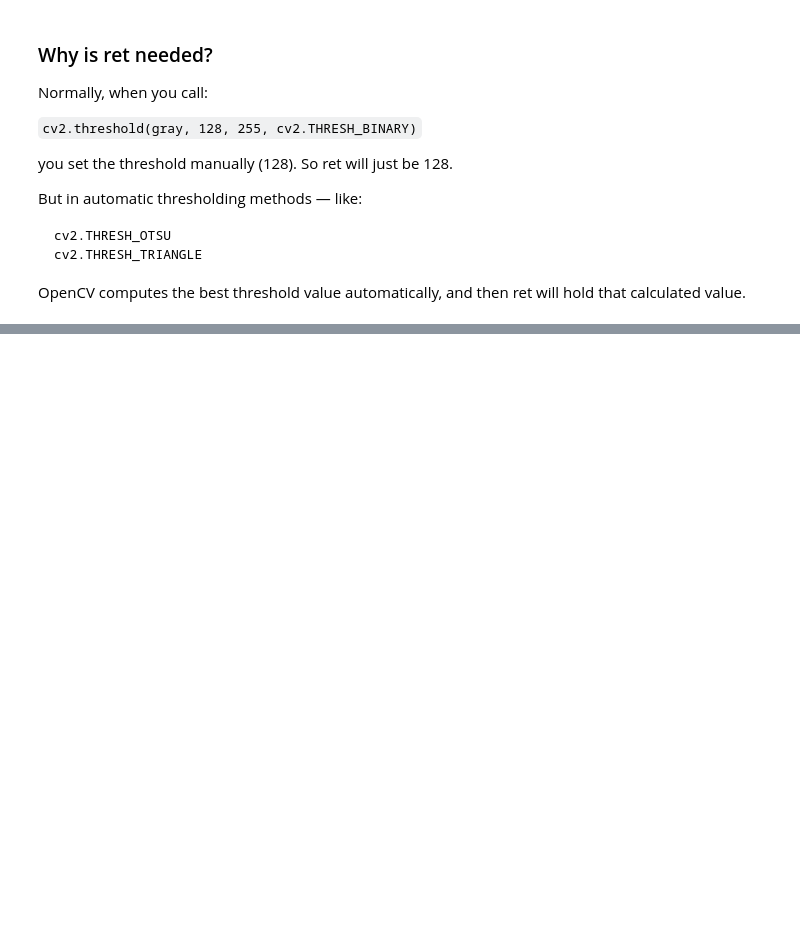
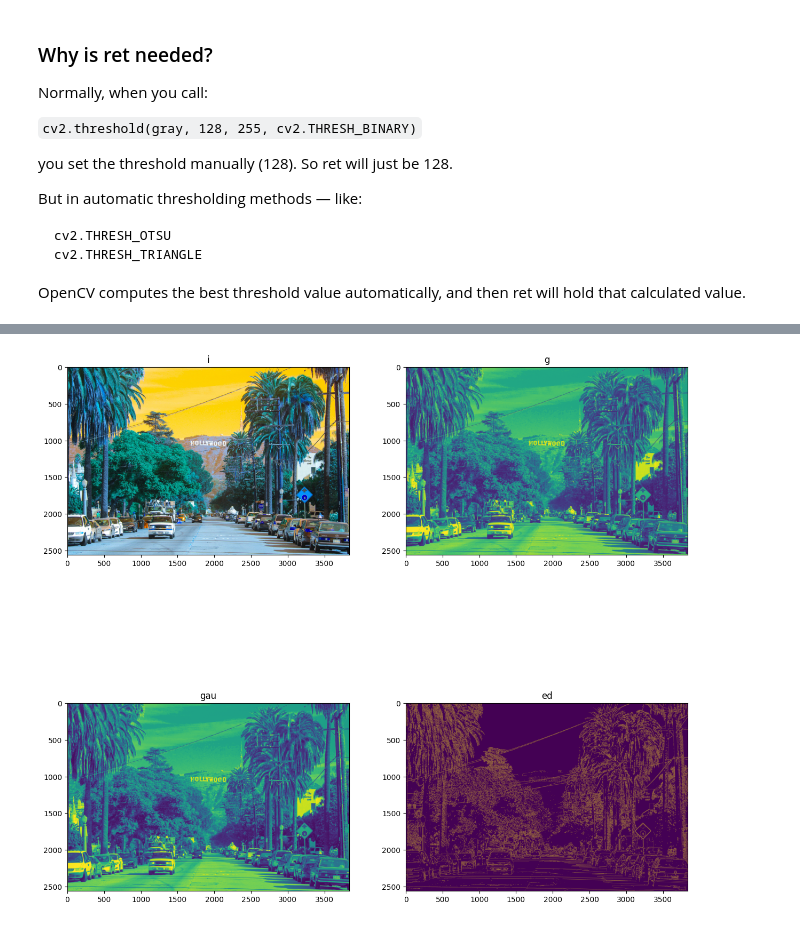
Before and after one commit to anurag2506/pytorch_implementations, a Jupyter notebook: opencv/filters/binary_threshold.ipynb, the cells around one changed output, grey strips where cells are left out. Cells and saved outputs as stored; diff of their text form; code cells hidden in the pictures; blank space fills up the shorter version.

```diff
--- a/opencv/filters/binary_threshold.ipynb
+++ b/opencv/filters/binary_threshold.ipynb
@@ -57,0 +76,27 @@ and then ret will hold that calculated value.
+# %%
+
+def plot4_img(a,b,c,d,p,q,r,s):
+    plt.figure(figsize=(15,15))
+    plt.subplot(2,2,1)
+    plt.imshow(a)
+    plt.title(p)
+    plt.subplot(2,2,2)
+    plt.imshow(b)
+    plt.title(q)
+    plt.subplot(2,2,3)
+    plt.imshow(c)
+    plt.title(r)
+    plt.subplot(2,2,4)
+    plt.imshow(d)
+    plt.title(s)
+
+    plt.show()
+
+i = '../image.png'
+img = cv2.imread(i)
+gray = cv2.cvtColor(img, cv2.COLOR_BGR2GRAY)
+gauss = cv2.GaussianBlur(gray, ksize=(51,51), sigmaX=1)
+edges = cv2.Canny(gray, 150, 200)
+plot4_img(img,gray,gauss,edges,"i","g","gau","ed")
+# %% [output]
+[figure, added]
```
Also changed, not shown: parts of 7 cells of this notebook, 5 other files.
